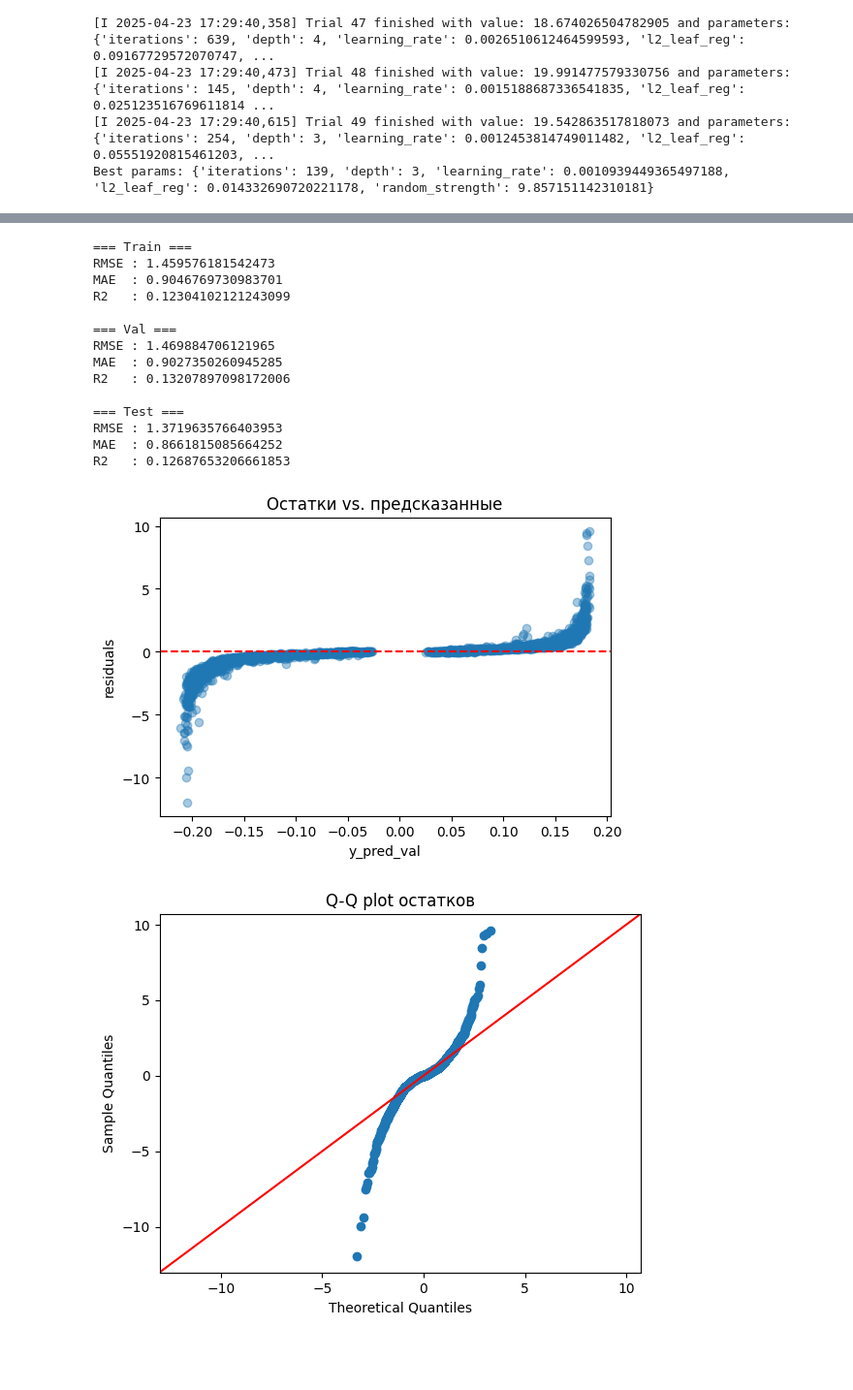
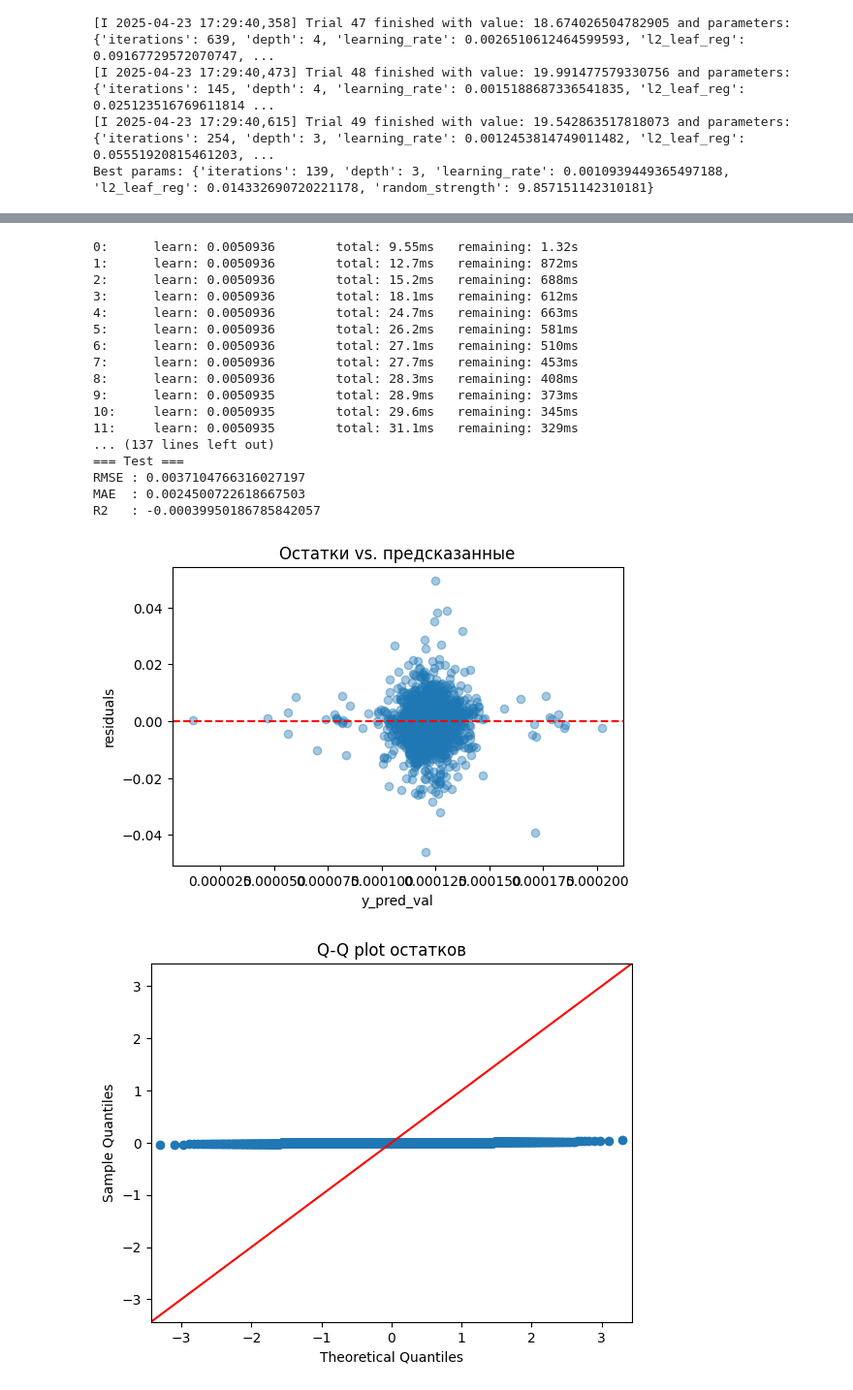
Before and after one commit to Yandexkate/Trading, a Jupyter notebook: strategy.ipynb, the cells around one changed output, grey strips where cells are left out. Shown: that part at 97% size. Drawn from its saved outputs; the diff is of its cells as text; code cells hidden in the pictures; blank space fills up the shorter version.

```diff
--- a/strategy.ipynb
+++ b/strategy.ipynb
@@ -13,7 +16,7 @@ es = pd.read_csv('ES.csv', parse_dates=['date'])
 es = es.set_index('date').sort_index()
 es_4h = es['log_ret'].resample('4h').sum().to_frame('log_ret')
 es_4h['log_ret'].value_counts()
-data_gc = es_4h.loc[~(es_4h['log_ret'] == 0)].copy()
+data_es = es_4h.loc[~(es_4h['log_ret'] == 0)].copy()
 # %%
 gc = pd.read_csv('GC.csv', parse_dates = ['date'])
 gc = gc.set_index('date').sort_index()
@@ -419,22 +605,22 @@ from scipy.stats import shapiro
 from statsmodels.stats.outliers_influence import variance_inflation_factor
 
 # 1) Обучаем модель на train
-model = CatBoostRegressor(**best_params, verbose=False)
-model.fit(X_train, y_train)
+model = CatBoostRegressor(**best_params)
+model.fit(X_tr, y_tr)
 
 # 2) Предсказания и остатки
-y_pred_train = model.predict(X_train)
-y_pred_val   = model.predict(X_val)
-y_pred_test  = model.predict(X_test)
+y_pred_train = model.predict(X_tr)
+y_pred_val   = model.predict(X_vl)
+y_pred_test  = model.predict(X_te)
 
-res_train = y_train - y_pred_train
-res_val   = y_val   - y_pred_val
+res_train = y_tr - y_pred_train
+res_val   = y_vl   - y_pred_val
 
 # 3) Основные метрики
 for name, y_true, y_pred in [
-    ('Train', y_train, y_pred_train),
-    ('Val',   y_val,   y_pred_val  ),
-    ('Test',  y_test,  y_pred_test )
+    ('Train', y_tr, y_pred_train),
+    ('Val',   y_vl,   y_pred_val  ),
+    ('Test',  y_te,  y_pred_test )
 ]:
     print(f"=== {name} ===")
     print("RMSE :", np.sqrt(mean_squared_error(y_true, y_pred)))
@@ -462,7 +648,7 @@ print("Shapiro–Wilk (нормальность):", shapiro(res_val))
 print("Durbin–Watson (автокорреляция):", durbin_watson(res_val))
 
 # Гетероскедастичность
-X_val_const = sm.add_constant(X_val)
+X_val_const = sm.add_constant(X_vl)
 bp_test = het_breuschpagan(res_val, X_val_const)
 print("Breusch–Pagan:", {
     'Lagrange multiplier': bp_test[0],
@@ -475,54 +661,57 @@ print("Ljung–Box (lag=10):\n", lb)
 
 # 6) VIF для мультиколлинеарности (на train-выборке)
 feat_names = feat_train.drop(columns=['nr']).columns
-X_train_df = pd.DataFrame(X_train, columns=feat_names)
+X_train_df = pd.DataFrame(X_tr, columns=feat_names)
 X_const    = sm.add_constant(X_train_df)
 
 vif = pd.DataFrame({
     'feature': X_const.columns,
     'VIF': [variance_inflation_factor(X_const.values, i) for i in range(X_const.shape[1])]
 })
 
 # 7) Time-series cross-validation (по осям времени)
 tscv = TimeSeriesSplit(n_splits=5)
 scores = cross_val_score(
-    CatBoostRegressor(**best_params, verbose=False),
-    X_train, y_train,
+    CatBoostRegressor(**best_params),
+    X_tr, y_tr,
     cv=tscv,
     scoring='neg_mean_squared_error',
     n_jobs=-1
 )
 print("\nTimeSeriesSplit CV RMSE scores:", np.sqrt(-scores))
 rets = data['log_ret']
 print(">>> ADF test:")
 adf = adfuller(rets.dropna())
 print(f"ADF p-value = {adf[1]:.3f}")
 
 print("\n>>> KPSS test:")
 kpss_stat, kpss_p, _, _ = kpss(rets.dropna(), regression='c')
 print(f"KPSS p-value = {kpss_p:.3f}")
 
 print("\n>>> Engle’s ARCH test:")
 arch_stat, arch_p, _, _ = het_arch(rets.dropna(), nlags=12)
 print(f"ARCH p-value = {arch_p:.3f}")
 
 print("\n>>> Runs test (рандомность):")
 run_stat, run_p = runstest_1samp(rets.dropna())
 print(f"Runs test p-value = {run_p:.3f}")
 # %% [output]
-=== Train ===
-RMSE : 1.459576181542473
-MAE  : 0.9046769730983701
-R2   : 0.12304102121243099
-
-=== Val ===
-RMSE : 1.469884706121965
-MAE  : 0.9027350260945285
-R2   : 0.13207897098172006
-
+0:      learn: 0.0050936        total: 9.55ms   remaining: 1.32s
+1:      learn: 0.0050936        total: 12.7ms   remaining: 872ms
+2:      learn: 0.0050936        total: 15.2ms   remaining: 688ms
+3:      learn: 0.0050936        total: 18.1ms   remaining: 612ms
+4:      learn: 0.0050936        total: 24.7ms   remaining: 663ms
+5:      learn: 0.0050936        total: 26.2ms   remaining: 581ms
+6:      learn: 0.0050936        total: 27.1ms   remaining: 510ms
+7:      learn: 0.0050936        total: 27.7ms   remaining: 453ms
+8:      learn: 0.0050936        total: 28.3ms   remaining: 408ms
+9:      learn: 0.0050935        total: 28.9ms   remaining: 373ms
+10:     learn: 0.0050935        total: 29.6ms   remaining: 345ms
+11:     learn: 0.0050935        total: 31.1ms   remaining: 329ms
+... (137 lines left out)
 === Test ===
-RMSE : 1.3719635766403953
-MAE  : 0.8661815085664252
-R2   : 0.12687653206661853
+RMSE : 0.0037104766316027197
+MAE  : 0.0024500722618667503
+R2   : -0.00039950186785842057
-[figure, old version]
+[figure, new version]
-[figure, old version]
+[figure, new version]
```
Also changed, not shown: parts of 16 cells of this notebook, 19 other files.
